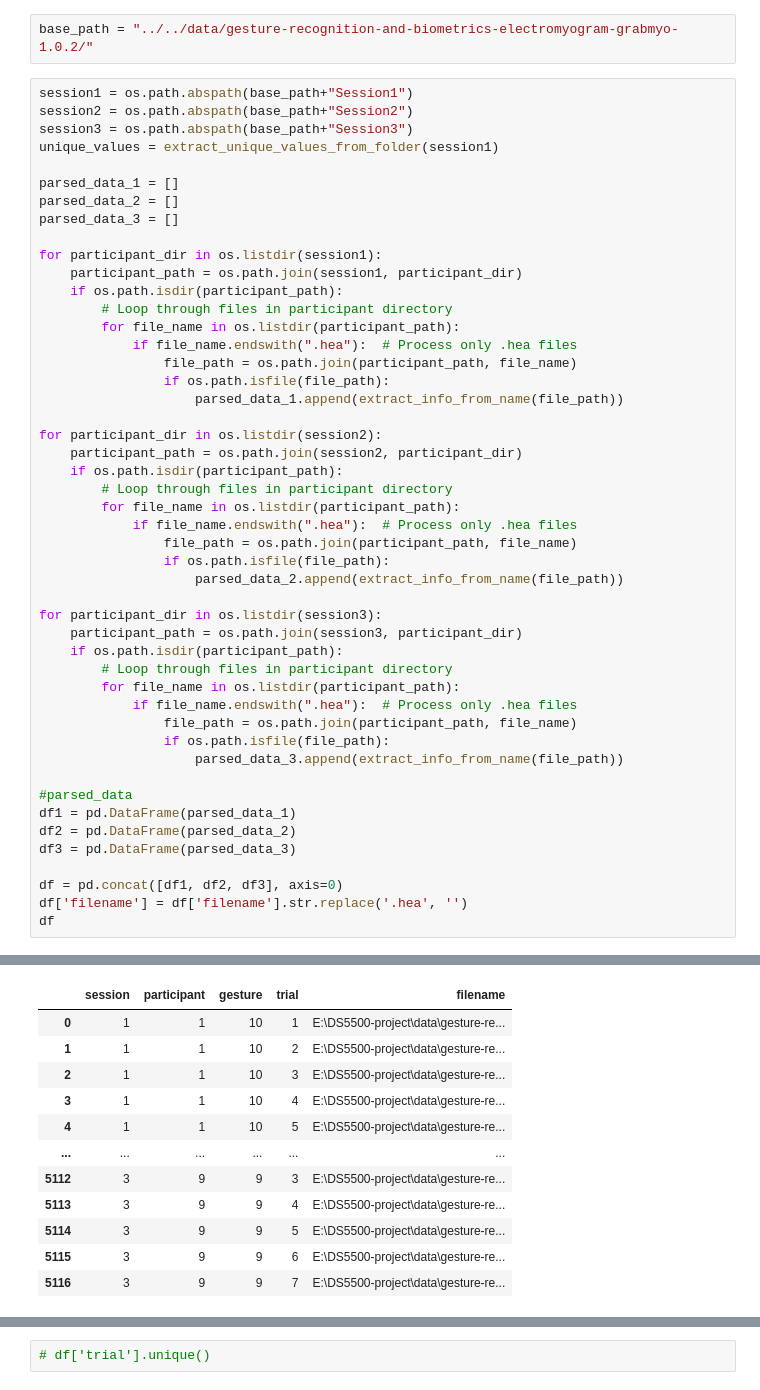
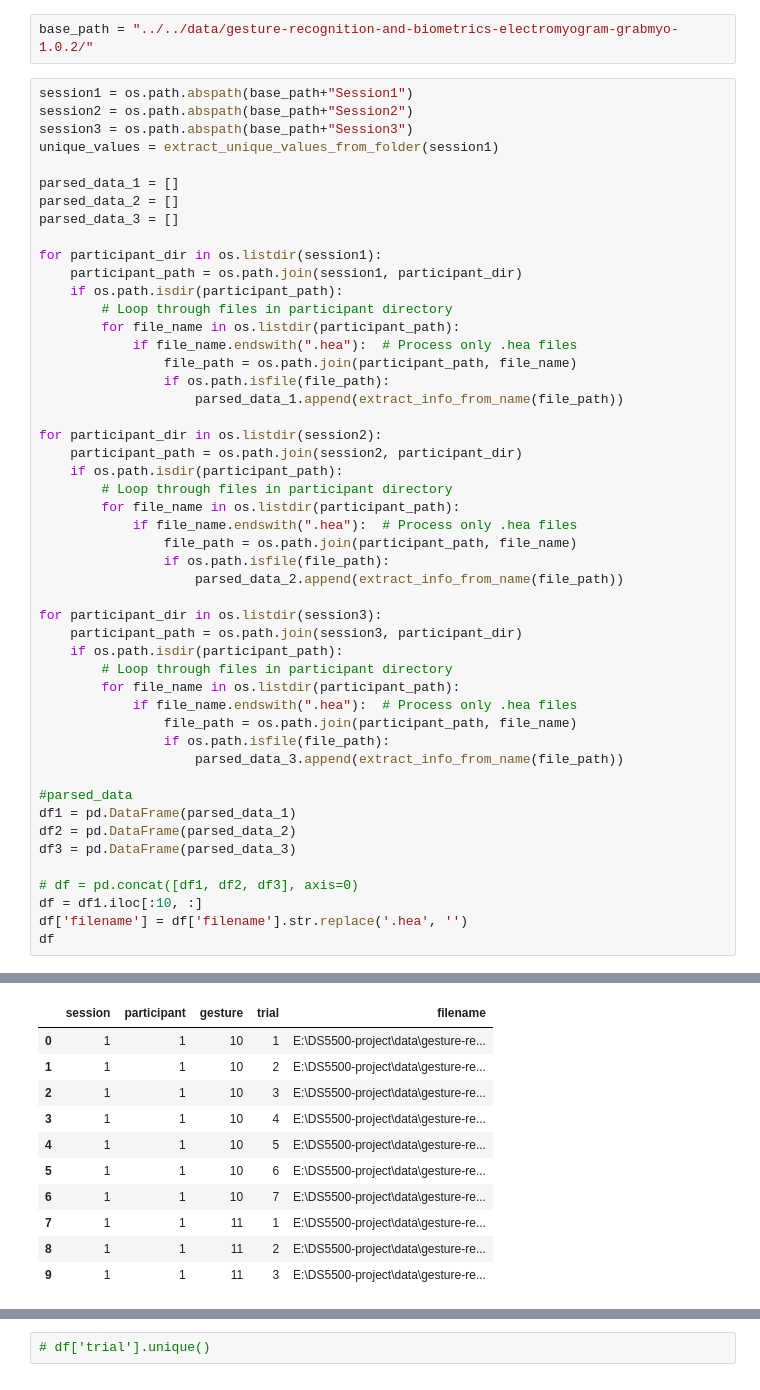
Before and after one commit to tanmaygadgil/DS5500-project, a Jupyter notebook: EDA/Notebook/feature_extr_local-snippets.ipynb, the cells around one changed output, grey strips where cells are left out. Saved outputs shown, nothing was run; the diff lists cells and outputs as text.

```diff
--- a/EDA/Notebook/feature_extr_local-snippets.ipynb
+++ b/EDA/Notebook/feature_extr_local-snippets.ipynb
@@ -82,7 +82,8 @@ df1 = pd.DataFrame(parsed_data_1)
 df2 = pd.DataFrame(parsed_data_2)
 df3 = pd.DataFrame(parsed_data_3)
 
-df = pd.concat([df1, df2, df3], axis=0)
+# df = pd.concat([df1, df2, df3], axis=0)
+df = df1.iloc[:10, :]
 df['filename'] = df['filename'].str.replace('.hea', '')
 df
 # %% [output]
@@ -89,12 +95,11 @@ df
 |  | session | participant | gesture | trial | filename |
 | 0 | 1 | 1 | 10 | 1 | E:\DS5500-project\data\gesture-re... |
 | 1 | 1 | 1 | 10 | 2 | E:\DS5500-project\data\gesture-re... |
 | 2 | 1 | 1 | 10 | 3 | E:\DS5500-project\data\gesture-re... |
 | 3 | 1 | 1 | 10 | 4 | E:\DS5500-project\data\gesture-re... |
 | 4 | 1 | 1 | 10 | 5 | E:\DS5500-project\data\gesture-re... |
-| ... | ... | ... | ... | ... | ... |
-| 5112 | 3 | 9 | 9 | 3 | E:\DS5500-project\data\gesture-re... |
-| 5113 | 3 | 9 | 9 | 4 | E:\DS5500-project\data\gesture-re... |
-| 5114 | 3 | 9 | 9 | 5 | E:\DS5500-project\data\gesture-re... |
-| 5115 | 3 | 9 | 9 | 6 | E:\DS5500-project\data\gesture-re... |
-| 5116 | 3 | 9 | 9 | 7 | E:\DS5500-project\data\gesture-re... |
+| 5 | 1 | 1 | 10 | 6 | E:\DS5500-project\data\gesture-re... |
+| 6 | 1 | 1 | 10 | 7 | E:\DS5500-project\data\gesture-re... |
+| 7 | 1 | 1 | 11 | 1 | E:\DS5500-project\data\gesture-re... |
+| 8 | 1 | 1 | 11 | 2 | E:\DS5500-project\data\gesture-re... |
+| 9 | 1 | 1 | 11 | 3 | E:\DS5500-project\data\gesture-re... |
```
Also changed, not shown: parts of 27 cells of this notebook.
